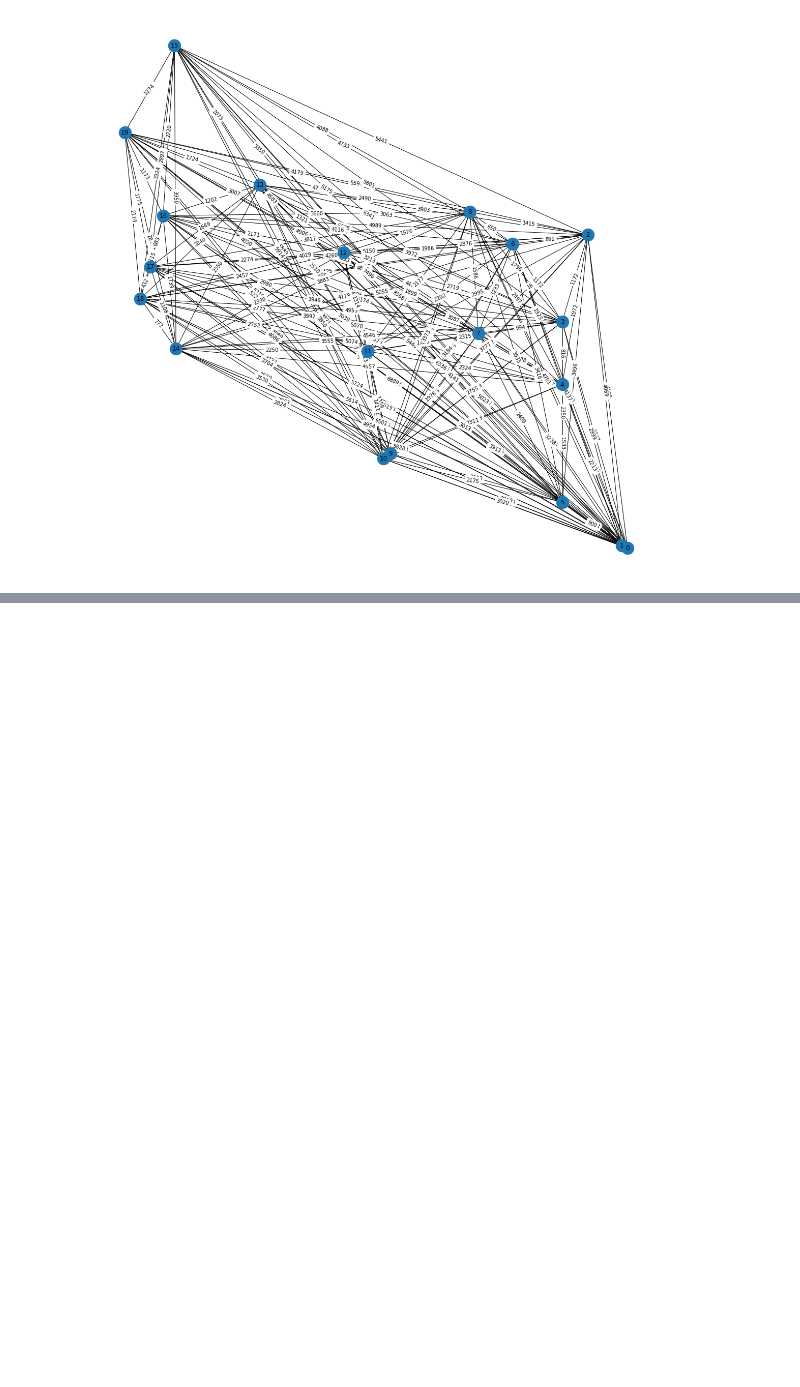
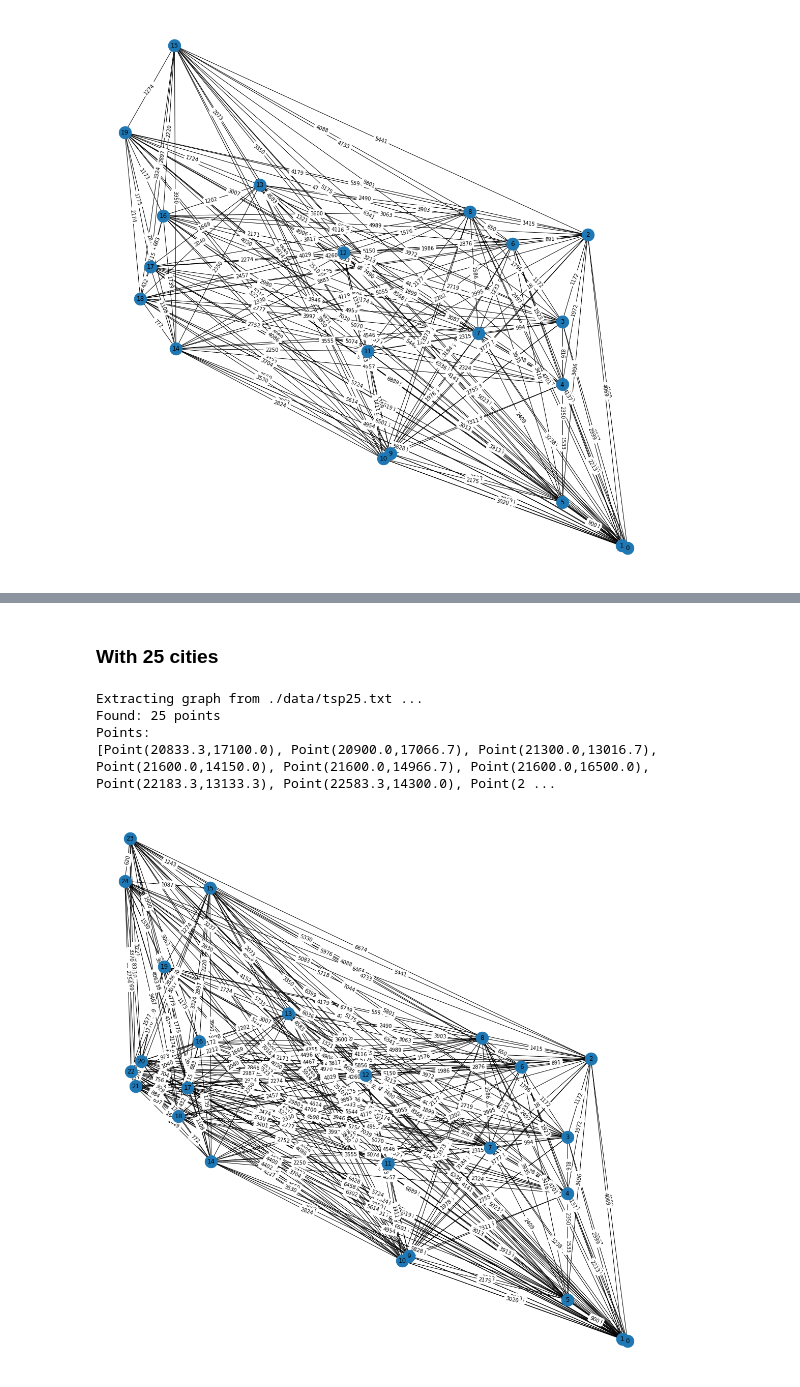
Before and after one commit to LudovicSterlin/held-karp, a Jupyter notebook: held-karp.ipynb, the cells around one changed output, grey strips where cells are left out. Cells and saved outputs as stored; diff of their text form; code cells hidden in the pictures; blank space fills up the shorter version.

```diff
--- a/held-karp.ipynb
+++ b/held-karp.ipynb
@@ -259,0 +324,11 @@ held_karp(graph20)
+# %% [markdown]
+### With 25 cities
+# %%
+(graph25, points25) = file_to_graph("./data/tsp25.txt")
+plot_cities(graph25, points25)
+# %% [output]
+Extracting graph from ./data/tsp25.txt ...
+Found: 25 points
+Points:
+[Point(20833.3,17100.0), Point(20900.0,17066.7), Point(21300.0,13016.7), Point(21600.0,14150.0), Point(21600.0,14966.7), Point(21600.0,16500.0), Point(22183.3,13133.3), Point(22583.3,14300.0), Point(2 ...
+[figure, added]
```
Also changed, not shown: parts of 35 cells of this notebook, 2 other files.
